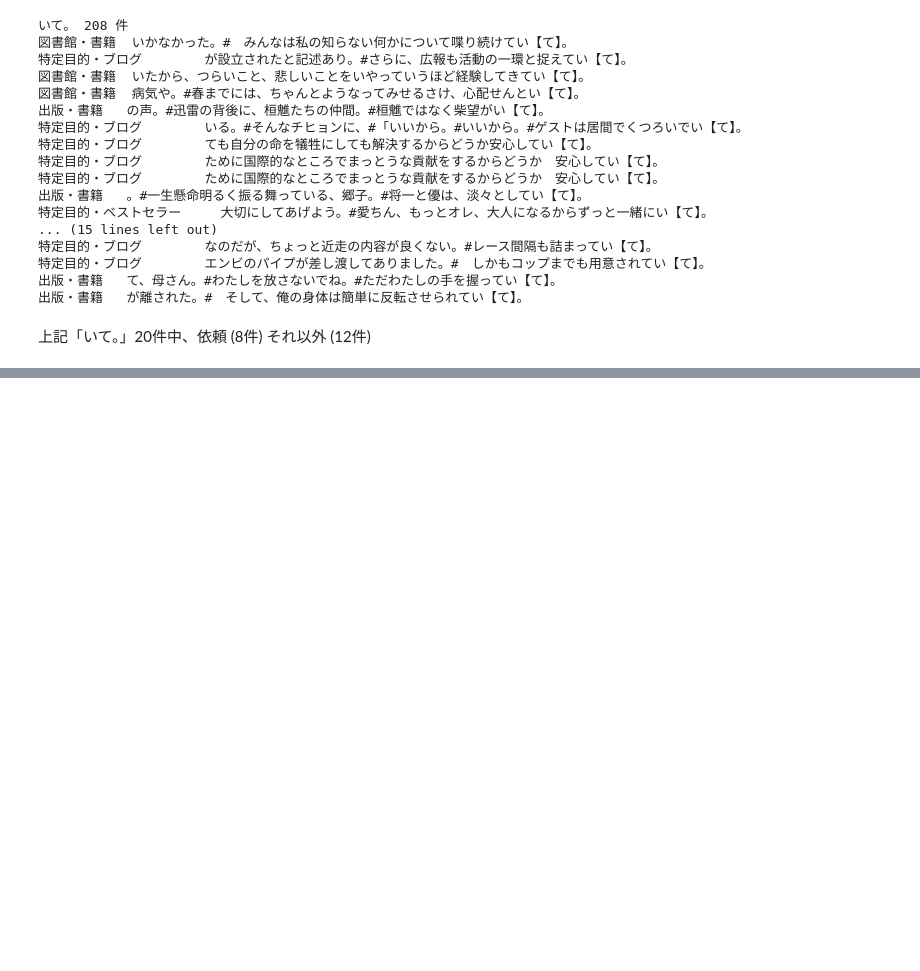
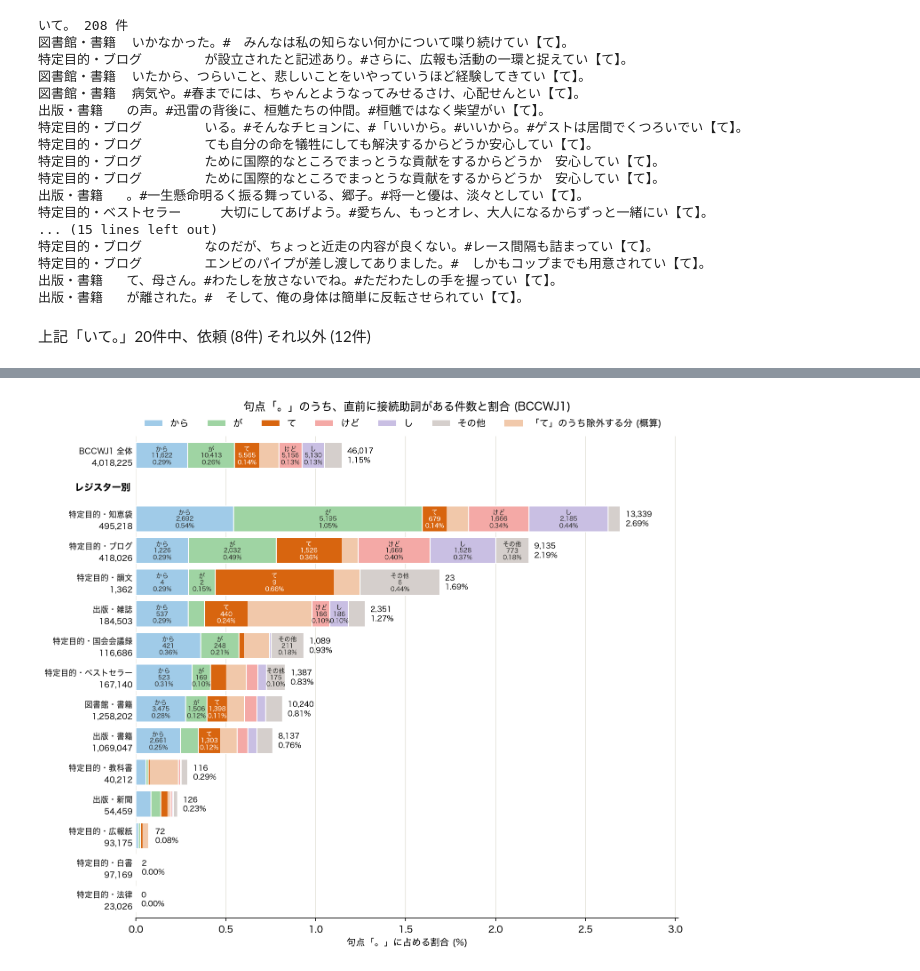
Before and after one commit to piijey/mini-projects, a Jupyter notebook: bccwj/notebooks/20261007_te_bccwj1.ipynb, the cells around one changed output, grey strips where cells are left out. Drawn from its saved outputs; the diff is of its cells as text; code cells hidden in the pictures; blank space fills up the shorter version.

```diff
--- a/bccwj/notebooks/20261007_te_bccwj1.ipynb
+++ b/bccwj/notebooks/20261007_te_bccwj1.ipynb
@@ -432,0 +773,25 @@ show_examples("い")
+# %%
+# 「て。」の割合 (セクション 2) に、サンプルで主節が x だった割合を掛けて、残る分の目安を出す
+df_mine = pd.read_excel("../data/annotated/bccwj1_te_001-030.xlsx", sheet_name="て", dtype=str).fillna("")
+count_main_all = pd.crosstab(df_mine["レジスター"], df_mine["主節"])
+
+estimate = pd.DataFrame({"句点": count_kuten, "て": count_register["て"]})
+estimate["サンプル"] = count_main_all.sum(axis=1)
+estimate = estimate.dropna()  # サンプルのないレジスター (法律) は除く
+estimate[["-", "o", "x"]] = count_main_all[["-", "o", "x"]]
+estimate["残る件数の目安"] = estimate["て"] * estimate["x"] / estimate["サンプル"]
+
+# 全体: レジスターごとの件数を足す (残る分は、レジスターの件数で重み付けしたことになる)
+estimate.loc["全体"] = estimate.sum()
+estimate.loc["全体", "句点"] = count_kuten.sum()  # 法律の句点も含める
+
+estimate["て (%)"] = estimate["て"] / estimate["句点"] * 100
+estimate["残る割合 (%)"] = estimate["残る件数の目安"] / estimate["て"] * 100
+estimate["句点に対して (%)"] = estimate["残る件数の目安"] / estimate["句点"] * 100
+
+columns = ["句点", "て", "て (%)", "サンプル", "-", "o", "x", "残る件数の目安", "残る割合 (%)", "句点に対して (%)"]
+table = estimate[columns].round({"残る件数の目安": 0, "て (%)": 2, "残る割合 (%)": 0, "句点に対して (%)": 2}).astype(
+    {"句点": int, "て": int, "サンプル": int, "-": int, "o": int, "x": int, "残る件数の目安": int, "残る割合 (%)": int}
+)
+# 「て。」の割合が高い順に並べて、全体はいちばん下に置く
+pd.concat([table.drop("全体").sort_values("て (%)", ascending=False), table.loc[["全体"]]])
@@ -433 +814,7 @@ show_examples("い")
+# %%
+# 「て」の帯のうち、除外する分 (目安) を薄くして描く
+te_rest = (estimate["残る割合 (%)"] / 100).rename({"全体": "BCCWJ1 全体"})
+draw_register_chart(te_rest, save_path="figs/20261007_te_register_rest.png")
+# %% [output]
+[figure, added]
 # %% [markdown]
```
Also changed, not shown: parts of 22 cells of this notebook, 4 other files.
